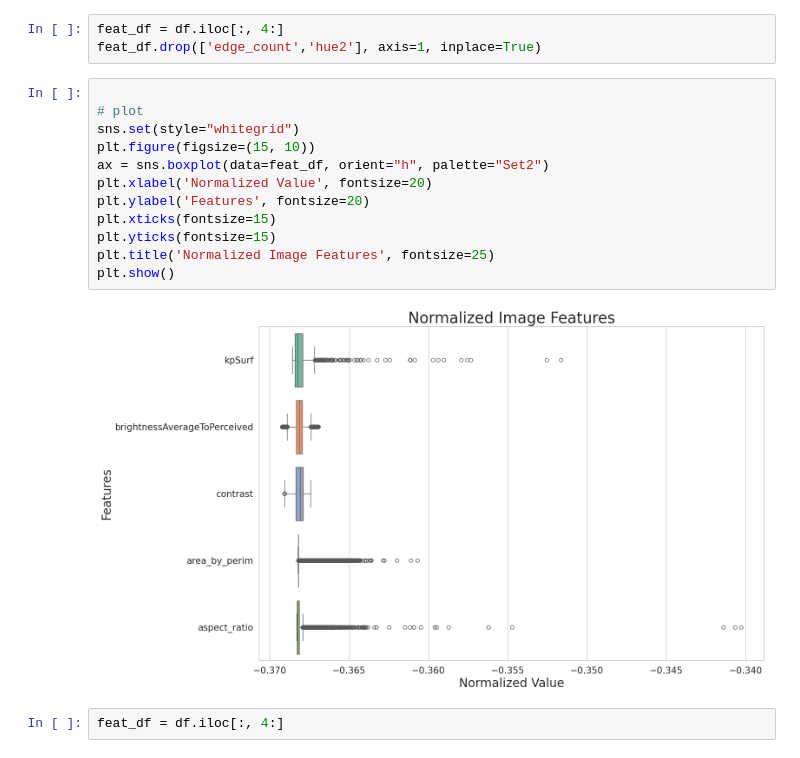
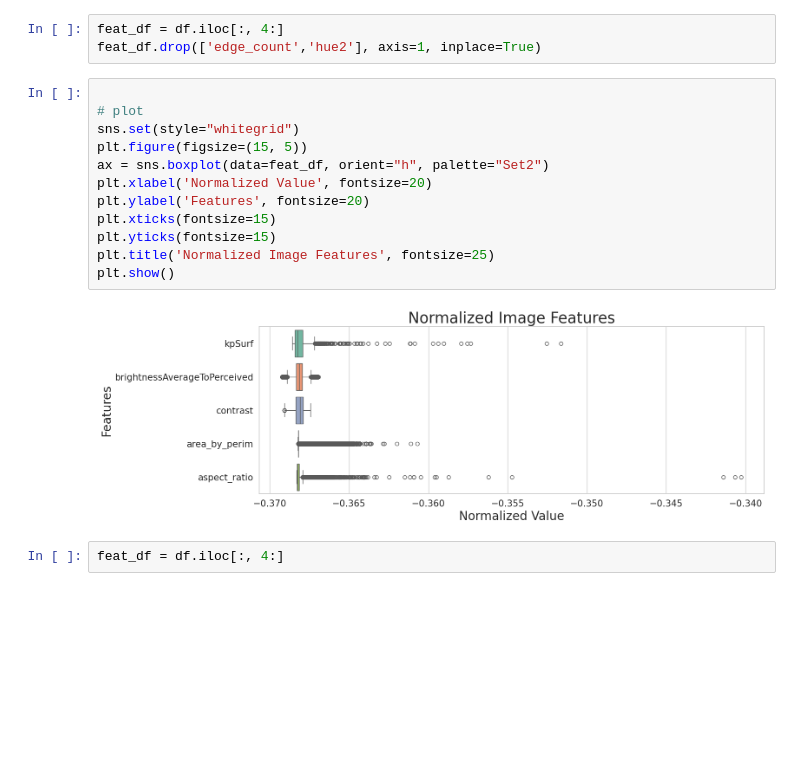
Before and after one commit to HitkoDev/energy-efficient-ml, a Jupyter notebook: code/feature-engineering/plot.ipynb, the cells around one changed output. Saved outputs shown, nothing was run; the diff lists cells and outputs as text; blank space fills up the shorter version.

```diff
--- a/code/feature-engineering/plot.ipynb
+++ b/code/feature-engineering/plot.ipynb
@@ -27,17 +28,17 @@ feat_df.drop(['edge_count','hue2'], axis=1, inplace=True)
 # %%
 
 # plot
 sns.set(style="whitegrid")
-plt.figure(figsize=(15, 10))
+plt.figure(figsize=(15, 5))
 ax = sns.boxplot(data=feat_df, orient="h", palette="Set2")
 plt.xlabel('Normalized Value', fontsize=20)
 plt.ylabel('Features', fontsize=20)
 plt.xticks(fontsize=15)
 plt.yticks(fontsize=15)
 plt.title('Normalized Image Features', fontsize=25)
 plt.show()
 # %% [output]
-[figure, old version]
+[figure, new version]
 # %%
 feat_df = df.iloc[:, 4:]
 # %%
```
Also changed, not shown: parts of 13 cells of this notebook, 4 other files.
